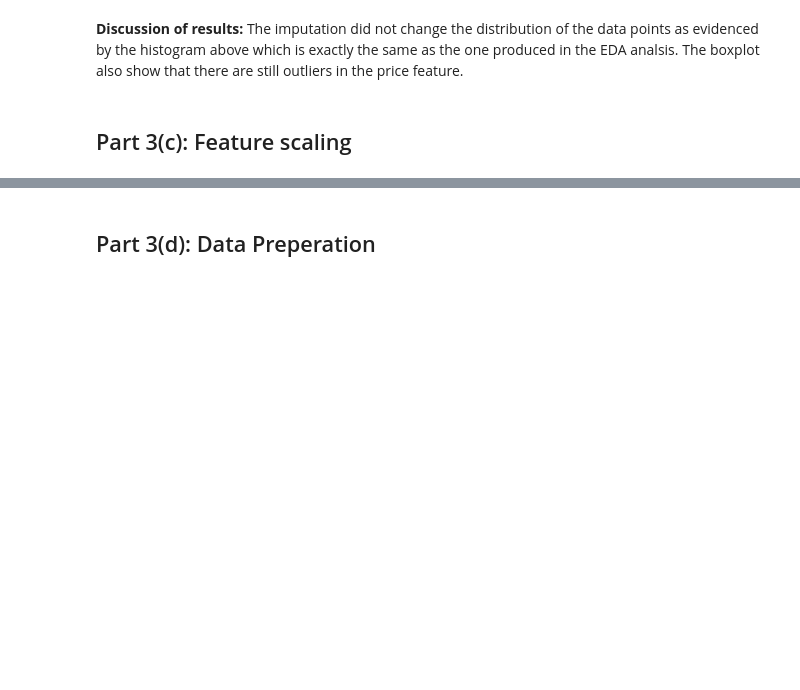
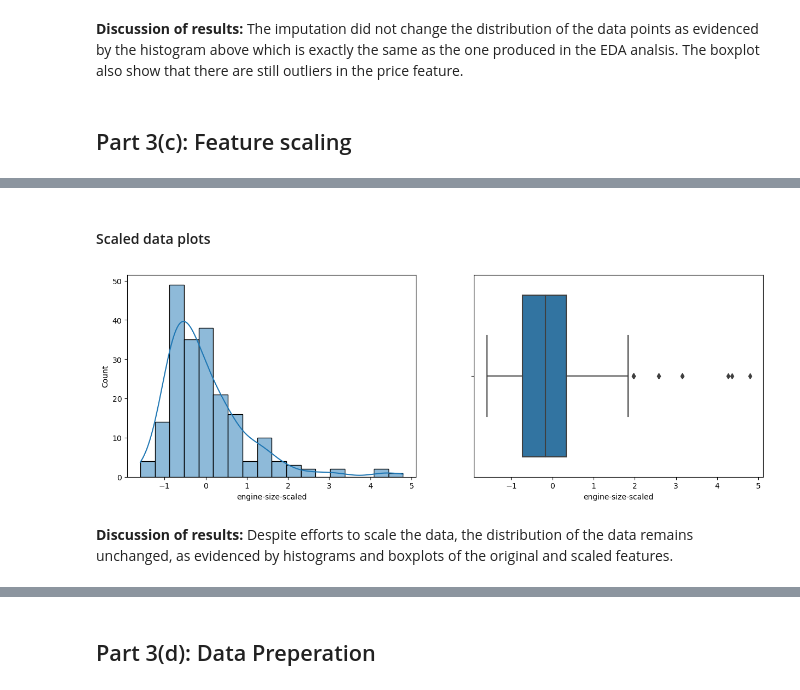
Before and after one commit to ktxdev/AIM-5001, a Jupyter notebook: Project 2/2. Code/S_Huvaya_Project2_assn_.ipynb, the cells around one changed output, grey strips where cells are left out. Cells and saved outputs as stored; diff of their text form; code cells hidden in the pictures; blank space fills up the shorter version.

```diff
--- a/Project 2/2. Code/S_Huvaya_Project2_assn_.ipynb
+++ b/Project 2/2. Code/S_Huvaya_Project2_assn_.ipynb
@@ -660,0 +673,14 @@ continous_variable_univariate_graphics(df, "price")
+# %%
+from sklearn.preprocessing import StandardScaler
+
+# Initialize StandardScaler
+scaler = StandardScaler()
+
+# Fit and transform the data
+scaled_features = scaler.fit_transform(df[['engine-size']])
+
+# Convert the scaled features back to a DataFrame
+scaled_features_df = pd.DataFrame(scaled_features, columns=['engine-size-scaled'])
+
+df = pd.concat([df, scaled_features_df], axis=1)
+df.head()
@@ -660,0 +695,8 @@ continous_variable_univariate_graphics(df, "price")
+# %% [markdown]
+#### Scaled data plots
+# %%
+continous_variable_univariate_graphics(df, 'engine-size-scaled')
+# %% [output]
+[figure, added]
+# %% [markdown]
+**Discussion of results:** Despite efforts to scale the data, the distribution of the data remains unchanged, as evidenced by histograms and boxplots of the original and scaled features.
```
Also changed, not shown: parts of 14 cells of this notebook.
